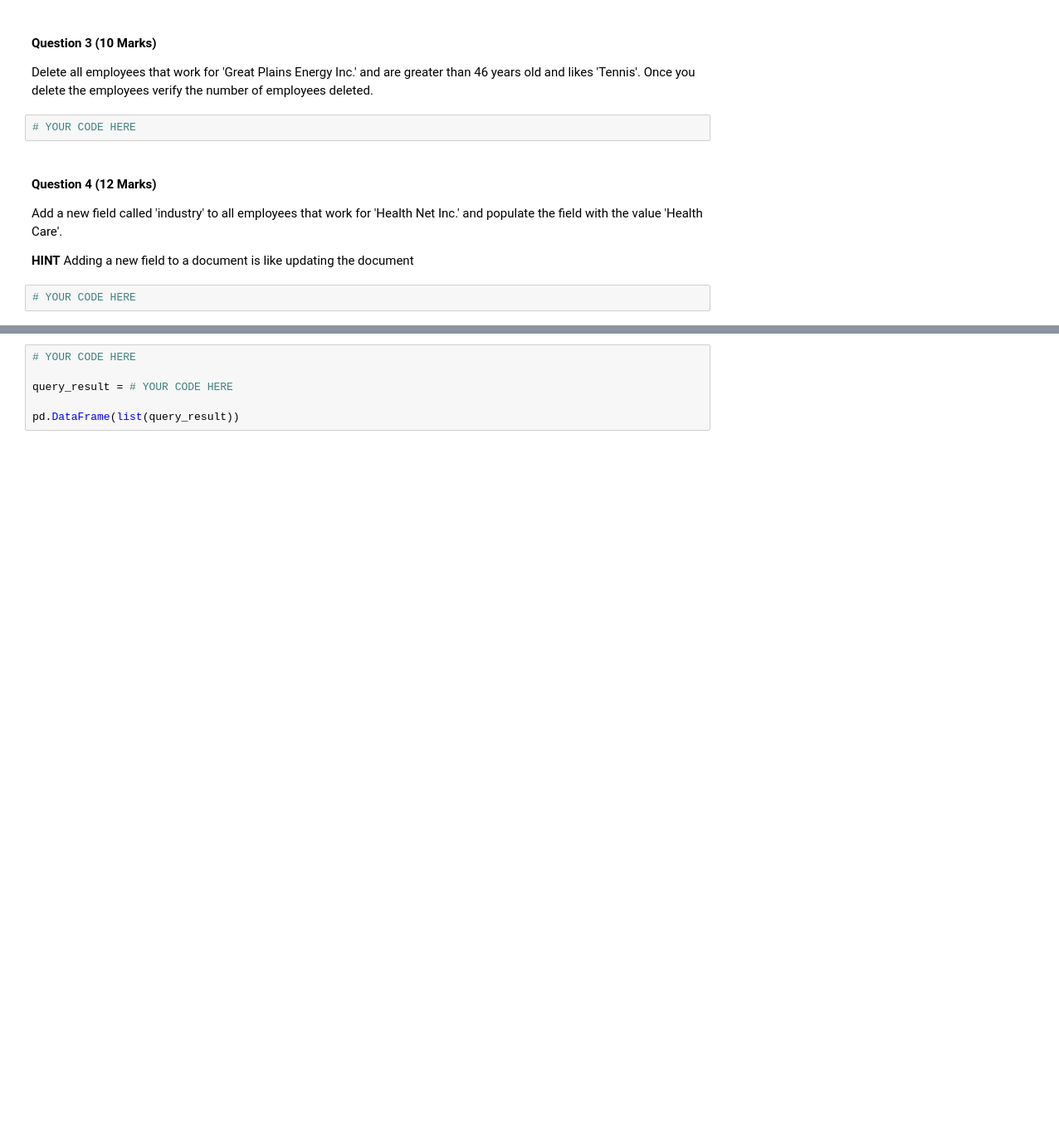
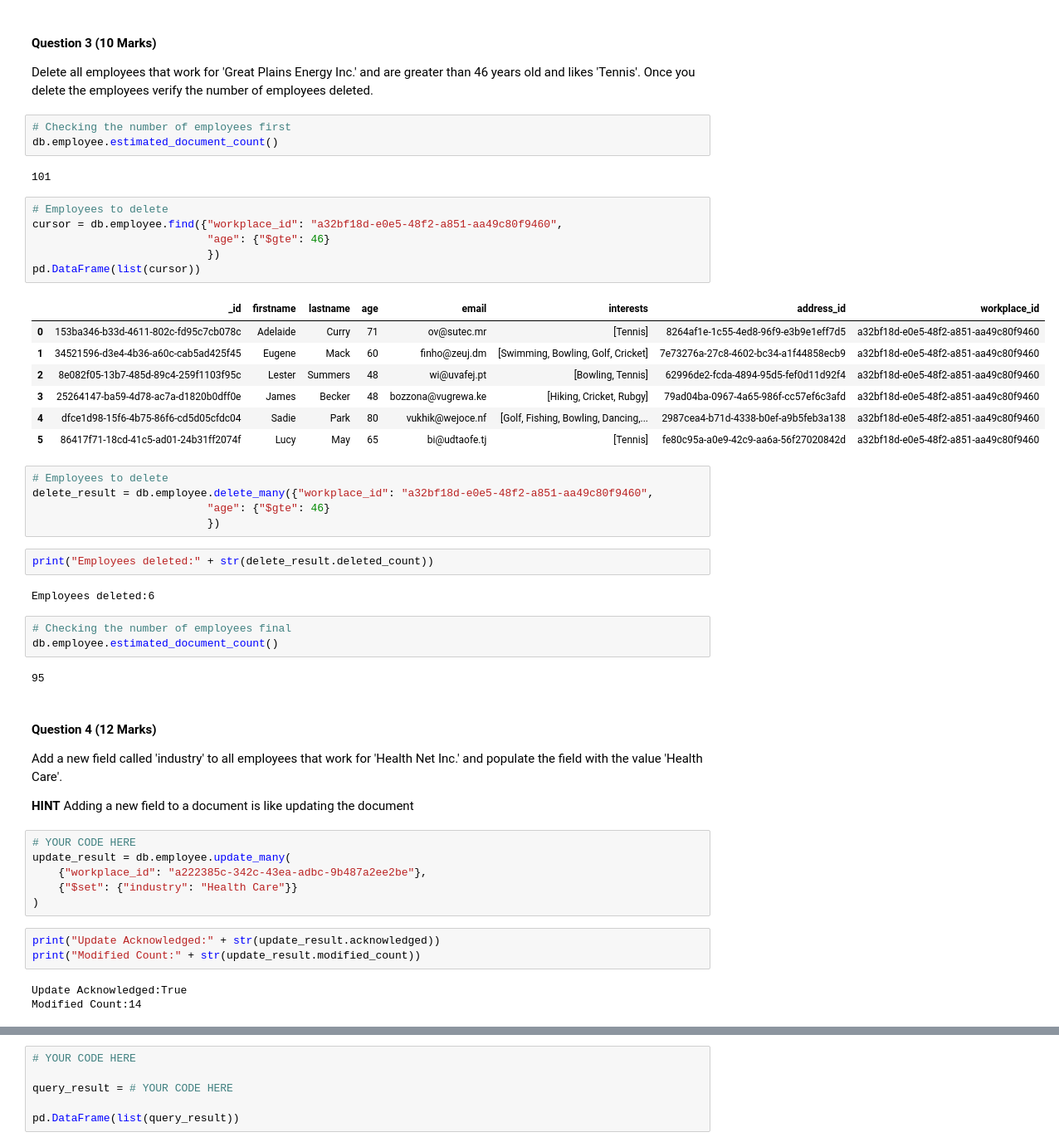
Before and after one commit to brunocgf/CertificationUT_DS, a Jupyter notebook: BigDataMS&T/Module02/assignment1.ipynb, the cells around one changed output, grey strips where cells are left out. Shown at 83% size. Drawn from its saved outputs; the diff is of its cells as text; blank space fills up the shorter version.

```diff
--- a/BigDataMS&T/Module02/assignment1.ipynb
+++ b/BigDataMS&T/Module02/assignment1.ipynb
@@ -130,15 +200,56 @@ __HINT__ An Employee document references a Workplace and Address document
 #### Question 3 (10 Marks)
 
 Delete all employees that work for 'Great Plains Energy Inc.' and are greater than 46 years old and likes 'Tennis'. Once you delete the employees verify the number of employees deleted.
-# %%
-# YOUR CODE HERE
+# %%
+# Checking the number of employees first
+db.employee.estimated_document_count()
+# %% [output]
+101
+# %%
+# Employees to delete
+cursor = db.employee.find({"workplace_id": "a32bf18d-e0e5-48f2-a851-aa49c80f9460",
+                           "age": {"$gte": 46}
+                           })
+pd.DataFrame(list(cursor))
+# %% [output]
+|  | _id | firstname | lastname | age | email | interests | address_id | workplace_id |
+| 0 | 153ba346-b33d-4611-802c-fd95c7cb078c | Adelaide | Curry | 71 | ov@sutec.mr | [Tennis] | 8264af1e-1c55-4ed8-96f9-e3b9e1eff7d5 | a32bf18d-e0e5-48f2-a851-aa49c80f9460 |
+| 1 | 34521596-d3e4-4b36-a60c-cab5ad425f45 | Eugene | Mack | 60 | finho@zeuj.dm | [Swimming, Bowling, Golf, Cricket] | 7e73276a-27c8-4602-bc34-a1f44858ecb9 | a32bf18d-e0e5-48f2-a851-aa49c80f9460 |
+| 2 | 8e082f05-13b7-485d-89c4-259f1103f95c | Lester | Summers | 48 | wi@uvafej.pt | [Bowling, Tennis] | 62996de2-fcda-4894-95d5-fef0d11d92f4 | a32bf18d-e0e5-48f2-a851-aa49c80f9460 |
+| 3 | 25264147-ba59-4d78-ac7a-d1820b0dff0e | James | Becker | 48 | bozzona@vugrewa.ke | [Hiking, Cricket, Rubgy] | 79ad04ba-0967-4a65-986f-cc57ef6c3afd | a32bf18d-e0e5-48f2-a851-aa49c80f9460 |
+| 4 | dfce1d98-15f6-4b75-86f6-cd5d05cfdc04 | Sadie | Park | 80 | vukhik@wejoce.nf | [Golf, Fishing, Bowling, Dancing,... | 2987cea4-b71d-4338-b0ef-a9b5feb3a138 | a32bf18d-e0e5-48f2-a851-aa49c80f9460 |
+| 5 | 86417f71-18cd-41c5-ad01-24b31ff2074f | Lucy | May | 65 | bi@udtaofe.tj | [Tennis] | fe80c95a-a0e9-42c9-aa6a-56f27020842d | a32bf18d-e0e5-48f2-a851-aa49c80f9460 |
+# %%
+# Employees to delete
+delete_result = db.employee.delete_many({"workplace_id": "a32bf18d-e0e5-48f2-a851-aa49c80f9460",
+                           "age": {"$gte": 46}
+                           })
+# %%
+print("Employees deleted:" + str(delete_result.deleted_count))
+# %% [output]
+Employees deleted:6
+# %%
+# Checking the number of employees final
+db.employee.estimated_document_count()
+# %% [output]
+95
 # %% [markdown]
 #### Question 4 (12 Marks)
 Add a new field called 'industry' to all employees that work for 'Health Net Inc.' and populate the field with the value 'Health Care'.
 
 __HINT__ Adding a new field to a document is like updating the document
-# %%
-# YOUR CODE HERE
+# %%
+# YOUR CODE HERE
+update_result = db.employee.update_many(
+    {"workplace_id": "a222385c-342c-43ea-adbc-9b487a2ee2be"},
+    {"$set": {"industry": "Health Care"}}
+)
+# %%
+print("Update Acknowledged:" + str(update_result.acknowledged))
+print("Modified Count:" + str(update_result.modified_count))
+# %% [output]
+Update Acknowledged:True
+Modified Count:14
 # %% [markdown]
 #### Question 5 (10 Marks)
 
```
Also changed, not shown: parts of 10 cells of this notebook, 1 other file.
